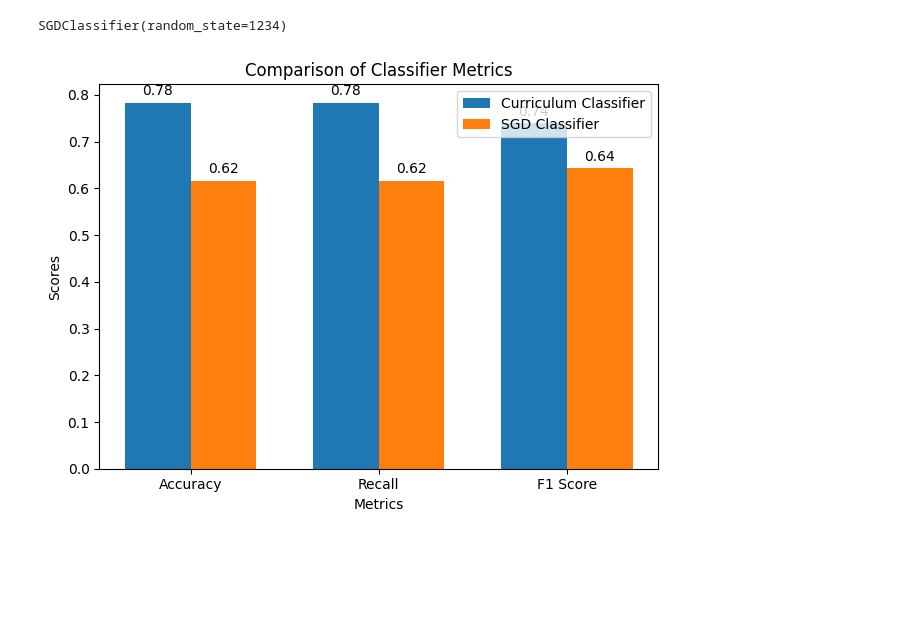
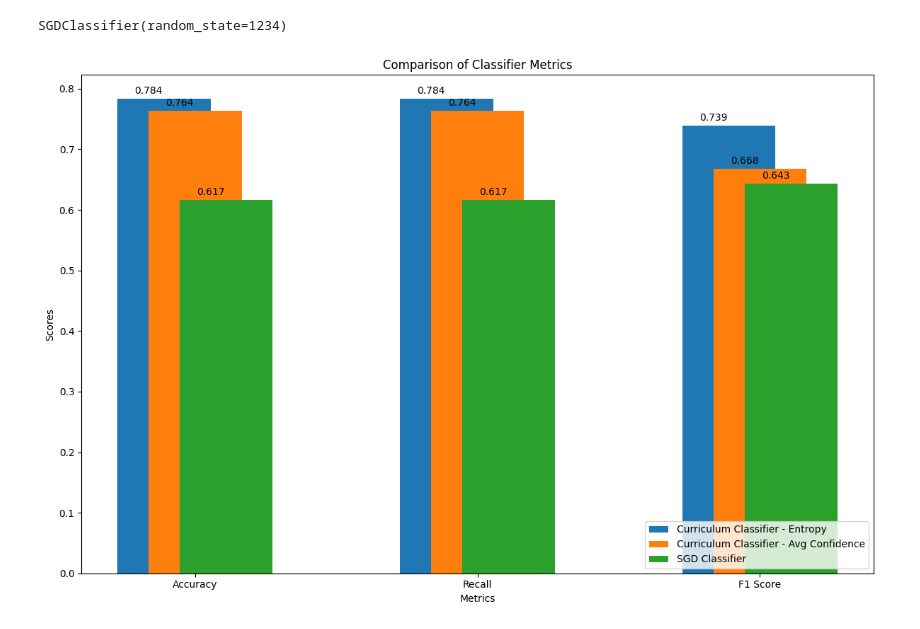
Before and after one commit to sustertine/curriculum-classifier, a Jupyter notebook: notebooks/demo.ipynb, the cells around one changed output. Cells and saved outputs as stored; diff of their text form; code cells hidden in the pictures; blank space fills up the shorter version.

```diff
--- a/notebooks/demo.ipynb
+++ b/notebooks/demo.ipynb
@@ -82,14 +87,19 @@ sgd_classifier.fit(X_train, y_train)
 # %% [output]
 SGDClassifier(random_state=1234)
 # %%
-# Predictions
-y_pred_curriculum = curriculum_classifier.predict(X_test)
+y_pred_curriculum_ent = curriculum_classifier_ent.predict(X_test)
+y_pred_curriculum_acc = curriculum_classifier_acc.predict(X_test)
 y_pred_sgd = sgd_classifier.predict(X_test)
 # %%
-from sklearn.metrics import accuracy_score, recall_score, f1_score, explained_variance_score
-y_pred_curriculum_accuracy = accuracy_score(y_test, y_pred_curriculum)
-y_pred_curriculum_recall = recall_score(y_test, y_pred_curriculum, average='weighted')
-y_pred_curriculum_f1 = f1_score(y_test, y_pred_curriculum, average='weighted')
+from sklearn.metrics import accuracy_score, recall_score, f1_score
+
+y_pred_curriculum_accuracy_ent = accuracy_score(y_test, y_pred_curriculum_ent)
+y_pred_curriculum_recall_ent = recall_score(y_test, y_pred_curriculum_ent, average='weighted')
+y_pred_curriculum_f1_ent = f1_score(y_test, y_pred_curriculum_ent, average='weighted')
+
+y_pred_curriculum_accuracy_acc = accuracy_score(y_test, y_pred_curriculum_acc)
+y_pred_curriculum_recall_acc = recall_score(y_test, y_pred_curriculum_acc, average='weighted')
+y_pred_curriculum_f1_acc = f1_score(y_test, y_pred_curriculum_acc, average='weighted')
 
 y_pred_sgd_accuracy = accuracy_score(y_test, y_pred_sgd)
 y_pred_sgd_recall = recall_score(y_test, y_pred_sgd, average='weighted')
@@ -98,10 +108,16 @@ y_pred_sgd_f1 = f1_score(y_test, y_pred_sgd, average='weighted')
 import matplotlib.pyplot as plt
 import numpy as np
 
-curriculum_metrics = [
-    y_pred_curriculum_accuracy,
-    y_pred_curriculum_recall,
-    y_pred_curriculum_f1
+curriculum_ent_metrics = [
+    y_pred_curriculum_accuracy_ent,
+    y_pred_curriculum_recall_ent,
+    y_pred_curriculum_f1_ent
+]
+
+curriculum_acc_metrics = [
+    y_pred_curriculum_accuracy_acc,
+    y_pred_curriculum_recall_acc,
+    y_pred_curriculum_f1_acc
 ]
 
 sgd_metrics = [
@@ -109,38 +125,42 @@ sgd_metrics = [
     y_pred_sgd_recall,
     y_pred_sgd_f1
 ]
 
 metric_names = ['Accuracy', 'Recall', 'F1 Score']
 
 x = np.arange(len(metric_names))
 
-width = 0.35
-fig, ax = plt.subplots()
-bars1 = ax.bar(x - width/2, curriculum_metrics, width, label='Curriculum Classifier')
-bars2 = ax.bar(x + width/2, sgd_metrics, width, label='SGD Classifier')
+width = 0.33
+fig, ax = plt.subplots(figsize=(12, 8))
+bars1 = ax.bar(x - width / 3, curriculum_ent_metrics, width, label='Curriculum Classifier - Entropy')
+bars2 = ax.bar(x, curriculum_acc_metrics, width, label='Curriculum Classifier - Avg Confidence')
+bars3 = ax.bar(x + width / 3, sgd_metrics, width, label='SGD Classifier')
 
 ax.set_xlabel('Metrics')
 ax.set_ylabel('Scores')
 ax.set_title('Comparison of Classifier Metrics')
 ax.set_xticks(x)
 ax.set_xticklabels(metric_names)
-ax.legend()
+ax.legend(loc='lower right')
+
 
 def autolabel(bars):
     """Attach a text label above each bar in *bars*, displaying its height."""
     for bar in bars:
         height = bar.get_height()
-        ax.annotate('{}'.format(round(height, 2)),
-                    xy=(bar.get_x() + bar.get_width() / 2, height),
+        ax.annotate('{}'.format(round(height, 3)),
+                    xy=(bar.get_x() + bar.get_width() / 3, height),
                     xytext=(0, 3),
                     textcoords="offset points",
                     ha='center', va='bottom')
 
+
 autolabel(bars1)
 autolabel(bars2)
+autolabel(bars3)
 
 fig.tight_layout()
 
 plt.show()
 # %% [output]
-[figure, old version]
+[figure, new version]
```
Also changed, not shown: parts of 3 cells of this notebook.
